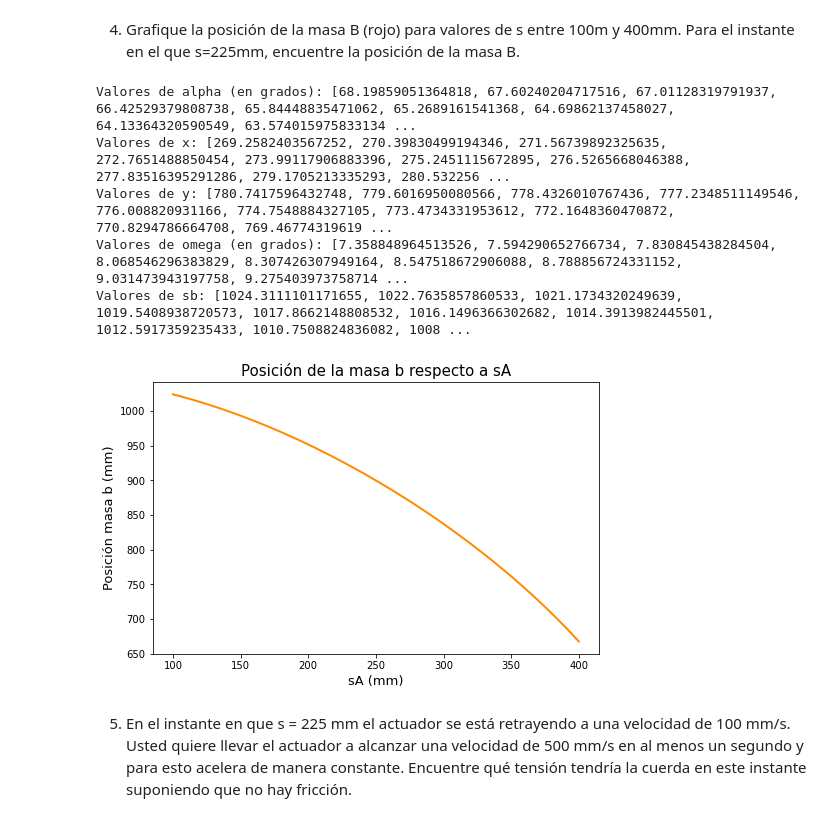
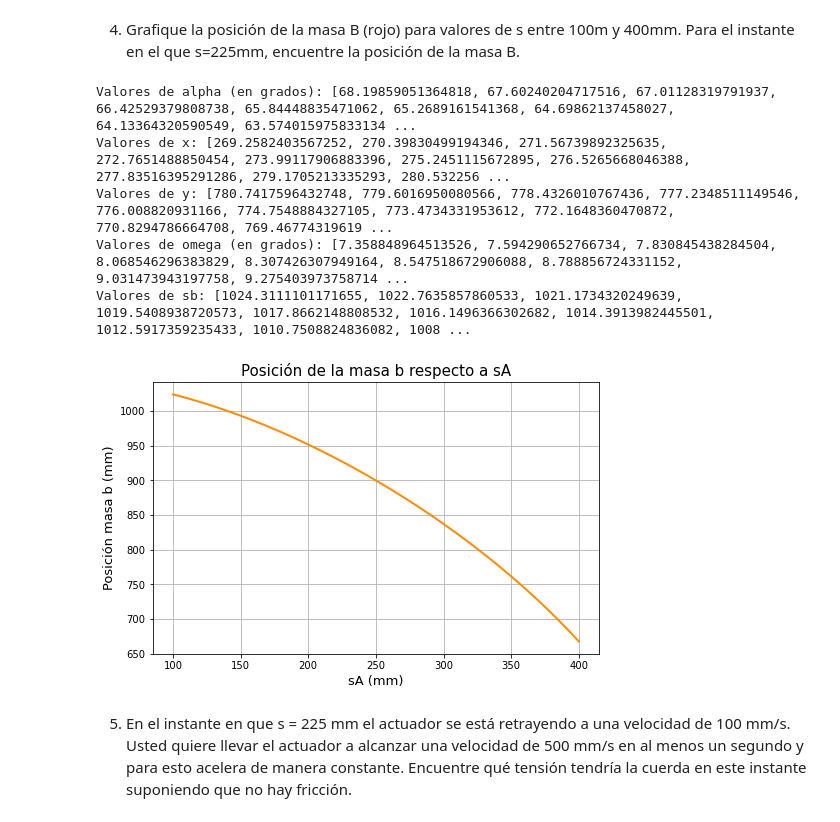
Before and after one commit to adazaa21/a_dazaa_2_HC, a Jupyter notebook: Taller_1.3_Daza.ipynb, the cells around one changed output. Drawn from its saved outputs; the diff is of its cells as text; code cells hidden in the pictures.

```diff
--- a/Taller_1.3_Daza.ipynb
+++ b/Taller_1.3_Daza.ipynb
@@ -50,34 +108,35 @@ print("Valores de alpha (en grados):", alpha_valores)
 print("Valores de x:", x_valores)
 print("Valores de y:", y_valores)
 print("Valores de omega (en grados):", omega_valores)
 print("Valores de sb:", sb_valores)  # Imprime los valores de sb
 
 x = sA_valores
 y = sb_valores
 hor = 8
 ver = 5
 plt.figure(figsize=(hor, ver))
 plt.title('Posición de la masa b respecto a sA', fontsize=15) # Título
 plt.ylabel('Posición masa b (mm)', fontsize=13) # Etiqueta eje vertical
 plt.xlabel('sA (mm)', fontsize=13) # Etiqueta eje horizontal
 plt.plot(x, y, color='darkorange', linewidth=2)
+plt.grid()
 
 #Hallar el valor de SB cuando sA = 225
 sA = 225
 alpha = np.arctan(h / sA)
 x = h / np.sin(alpha)
 y = abs(l - x)
 omega = np.arcsin(sA / y)
 sb = sA / np.tan(omega)
 
 #Nota: el punto de referencia es donde está el punto C, por lo cual la distancia de la masa B irá disminuyendo, siendo el punto inicial de B la distancia máxima.
 # %% [output]
 Valores de alpha (en grados): [68.19859051364818, 67.60240204717516, 67.01128319791937, 66.42529379808738, 65.84448835471062, 65.2689161541368, 64.69862137458027, 64.13364320590549, 63.574015975833134 ...
 Valores de x: [269.2582403567252, 270.39830499194346, 271.56739892325635, 272.7651488850454, 273.99117906883396, 275.2451115672895, 276.5265668046388, 277.83516395291286, 279.1705213335293, 280.532256 ...
 Valores de y: [780.7417596432748, 779.6016950080566, 778.4326010767436, 777.2348511149546, 776.008820931166, 774.7548884327105, 773.4734331953612, 772.1648360470872, 770.8294786664708, 769.46774319619 ...
 Valores de omega (en grados): [7.358848964513526, 7.594290652766734, 7.830845438284504, 8.068546296383829, 8.307426307949164, 8.547518672906088, 8.788856724331152, 9.031473943197758, 9.275403973758714 ...
 Valores de sb: [1024.3111101171655, 1022.7635857860533, 1021.1734320249639, 1019.5408938720573, 1017.8662148808532, 1016.1496366302682, 1014.3913982445501, 1012.5917359235433, 1010.7508824836082, 1008 ...
-[figure, old version]
+[figure, new version]
 # %% [markdown]
 5. En el instante en que s = 225 mm el actuador se está retrayendo a una velocidad de 100 mm/s. Usted quiere llevar el actuador a alcanzar una velocidad de 500 mm/s en al menos un segundo y para esto acelera de manera constante. Encuentre qué tensión tendría la cuerda en este instante suponiendo que no hay fricción.
 # %%
```
Also changed, not shown: parts of 18 cells of this notebook, 1 other file.
